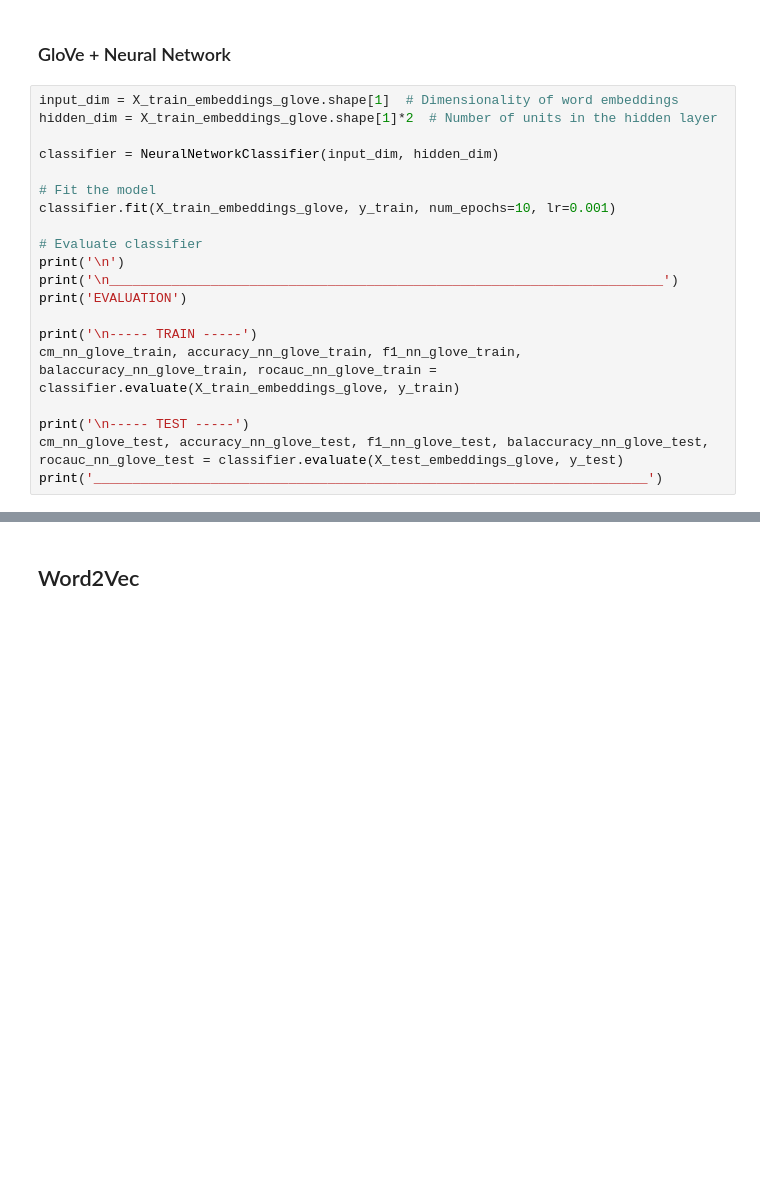
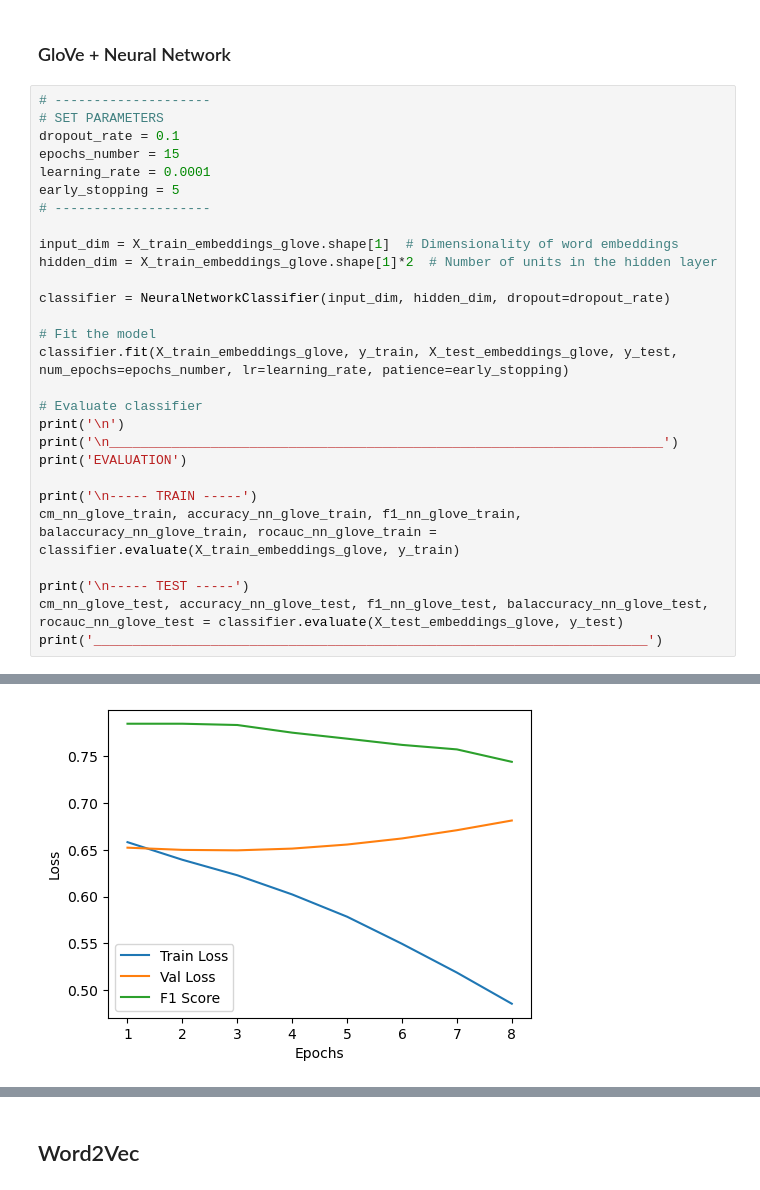
Before and after one commit to szymonsocha/master-thesis, a Jupyter notebook: code/BERT_embedding+classification_local.ipynb, the cells around one changed output, grey strips where cells are left out. Cells and saved outputs as stored; diff of their text form; blank space fills up the shorter version.

```diff
--- a/code/BERT_embedding+classification_local.ipynb
+++ b/code/BERT_embedding+classification_local.ipynb
@@ -1446,13 +1669,21 @@ Fitting 5 folds for each of 20 candidates, totalling 100 fits
 # %% [markdown]
 ### GloVe + Neural Network
 # %%
+# --------------------
+# SET PARAMETERS
+dropout_rate = 0.1
+epochs_number = 15
+learning_rate = 0.0001
+early_stopping = 5
+# --------------------
+
 input_dim = X_train_embeddings_glove.shape[1]  # Dimensionality of word embeddings
 hidden_dim = X_train_embeddings_glove.shape[1]*2  # Number of units in the hidden layer
 
-classifier = NeuralNetworkClassifier(input_dim, hidden_dim)
+classifier = NeuralNetworkClassifier(input_dim, hidden_dim, dropout=dropout_rate)
 
 # Fit the model
-classifier.fit(X_train_embeddings_glove, y_train, num_epochs=10, lr=0.001)
+classifier.fit(X_train_embeddings_glove, y_train, X_test_embeddings_glove, y_test, num_epochs=epochs_number, lr=learning_rate, patience=early_stopping)
 
 # Evaluate classifier
 print('\n')
@@ -1485,0 +1709 @@ _______________________________________________________________________
+[figure, added]
```
Also changed, not shown: parts of 38 cells of this notebook, 1 other file.
